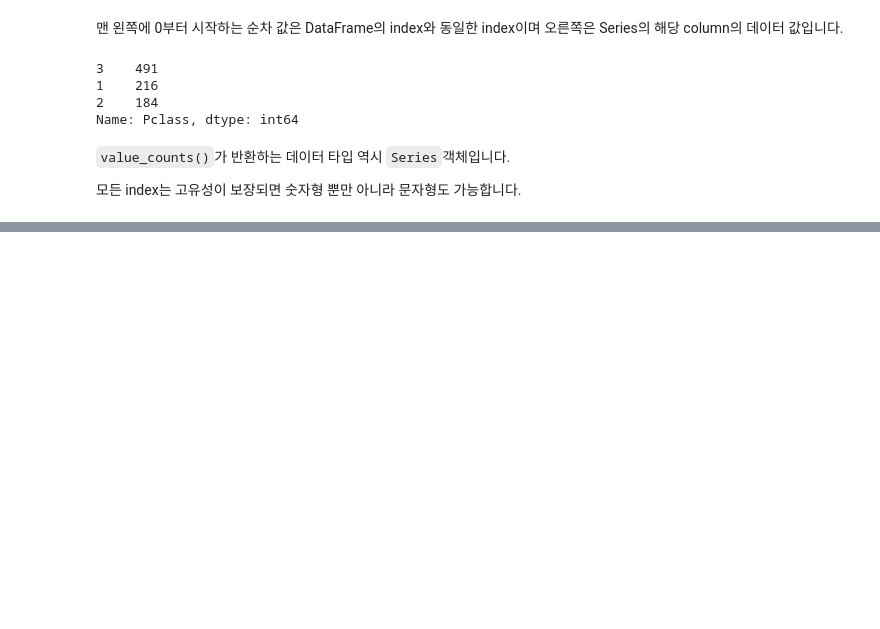
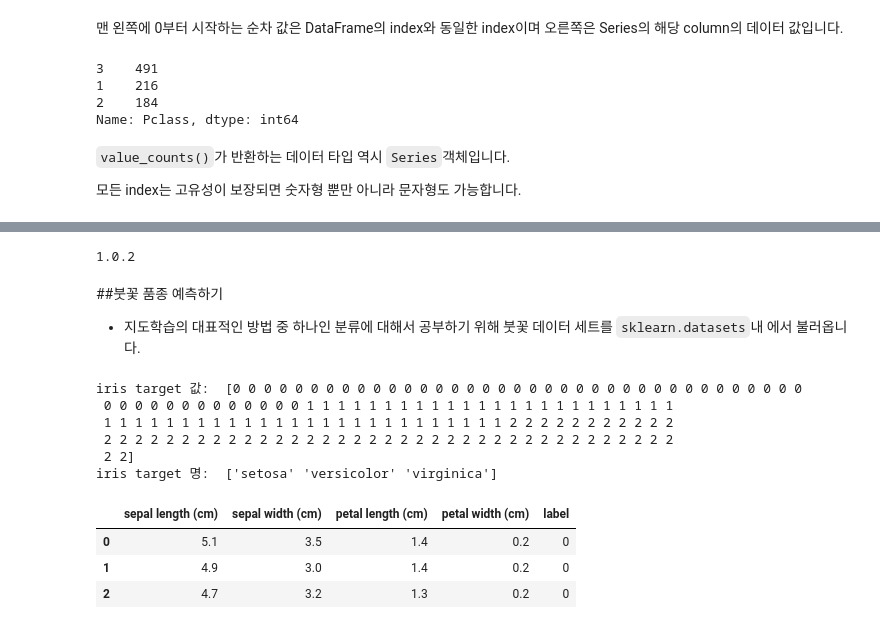
Before and after one commit to realisshoon/python_ML, a Jupyter notebook: DataCB/PythonML.ipynb, the cells around one changed output, grey strips where cells are left out. Drawn from its saved outputs; the diff is of its cells as text; code cells hidden in the pictures; blank space fills up the shorter version.

```diff
--- a/DataCB/PythonML.ipynb
+++ b/DataCB/PythonML.ipynb
@@ -244,0 +236,9 @@ To https://github.com/201915037/python_ML.git
+# %%
+import sklearn
+
+print(sklearn.__version__)
+# %% [output]
+1.0.2
+# %% [markdown]
+##붓꽃 품종 예측하기
+- 지도학습의 대표적인 방법 중 하나인 분류에 대해서 공부하기 위해 붓꽃 데이터 세트를 `sklearn.datasets`내 에서 불러옵니다.
@@ -244,0 +249,26 @@ To https://github.com/201915037/python_ML.git
+# %%
+import pandas as pd
+
+iris=load_iris() #붓꽃 데이터 세트를 로딩
+
+iris_data=iris.data
+
+iris_label=iris.target
+print('iris target 값: ', iris_label)
+print('iris target 명: ', iris.target_names)
+
+#붓꽃 데이터 세트를 자세히 보기 위해 DataFrame으로 변환
+iris_df=pd.DataFrame(data=iris_data,columns=iris.feature_names)
+iris_df['label']=iris.target
+iris_df.head(3)
+# %% [output]
+iris target 값:  [0 0 0 0 0 0 0 0 0 0 0 0 0 0 0 0 0 0 0 0 0 0 0 0 0 0 0 0 0 0 0 0 0 0 0 0 0
+ 0 0 0 0 0 0 0 0 0 0 0 0 0 1 1 1 1 1 1 1 1 1 1 1 1 1 1 1 1 1 1 1 1 1 1 1 1
+ 1 1 1 1 1 1 1 1 1 1 1 1 1 1 1 1 1 1 1 1 1 1 1 1 1 1 2 2 2 2 2 2 2 2 2 2 2
+ 2 2 2 2 2 2 2 2 2 2 2 2 2 2 2 2 2 2 2 2 2 2 2 2 2 2 2 2 2 2 2 2 2 2 2 2 2
+ 2 2]
+iris target 명:  ['setosa' 'versicolor' 'virginica']
+|  | sepal length (cm) | sepal width (cm) | petal length (cm) | petal width (cm) | label |
+| 0 | 5.1 | 3.5 | 1.4 | 0.2 | 0 |
+| 1 | 4.9 | 3.0 | 1.4 | 0.2 | 0 |
+| 2 | 4.7 | 3.2 | 1.3 | 0.2 | 0 |
```
Also changed, not shown: parts of 9 cells of this notebook.
